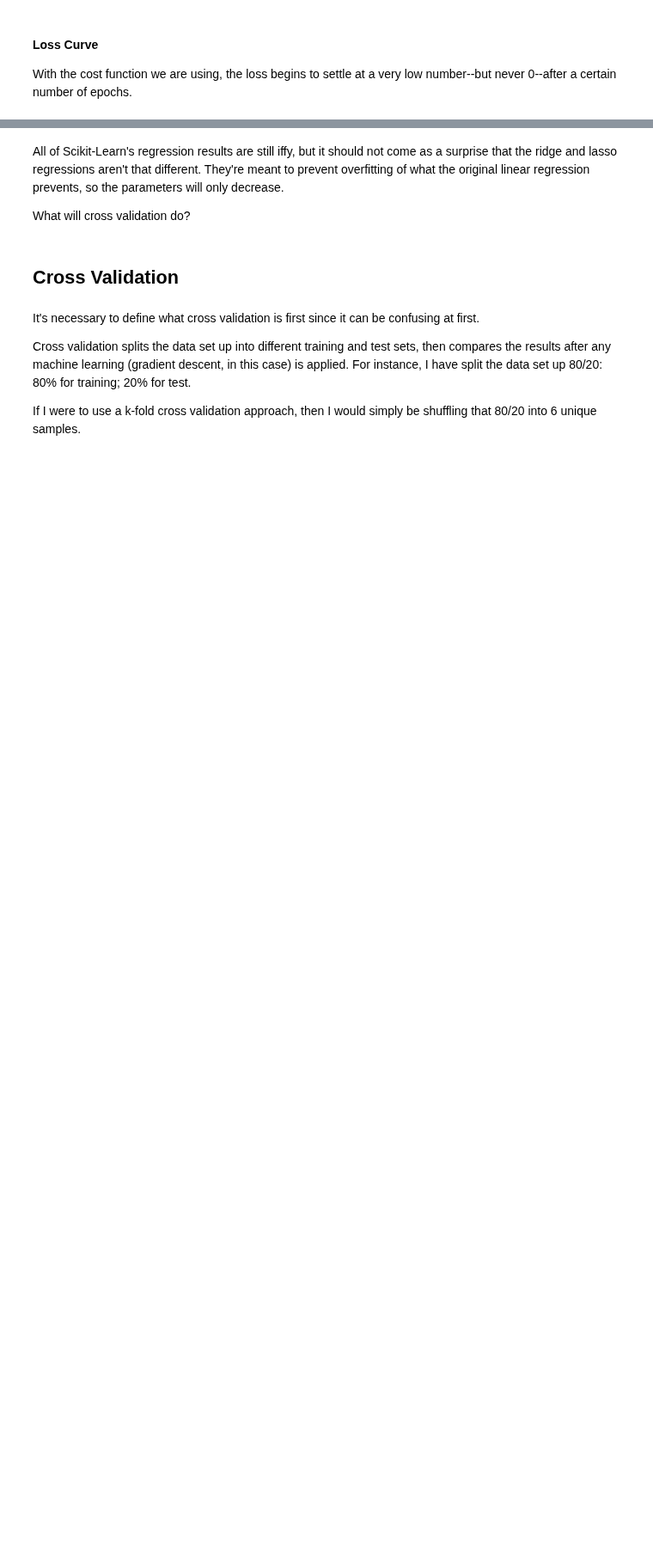
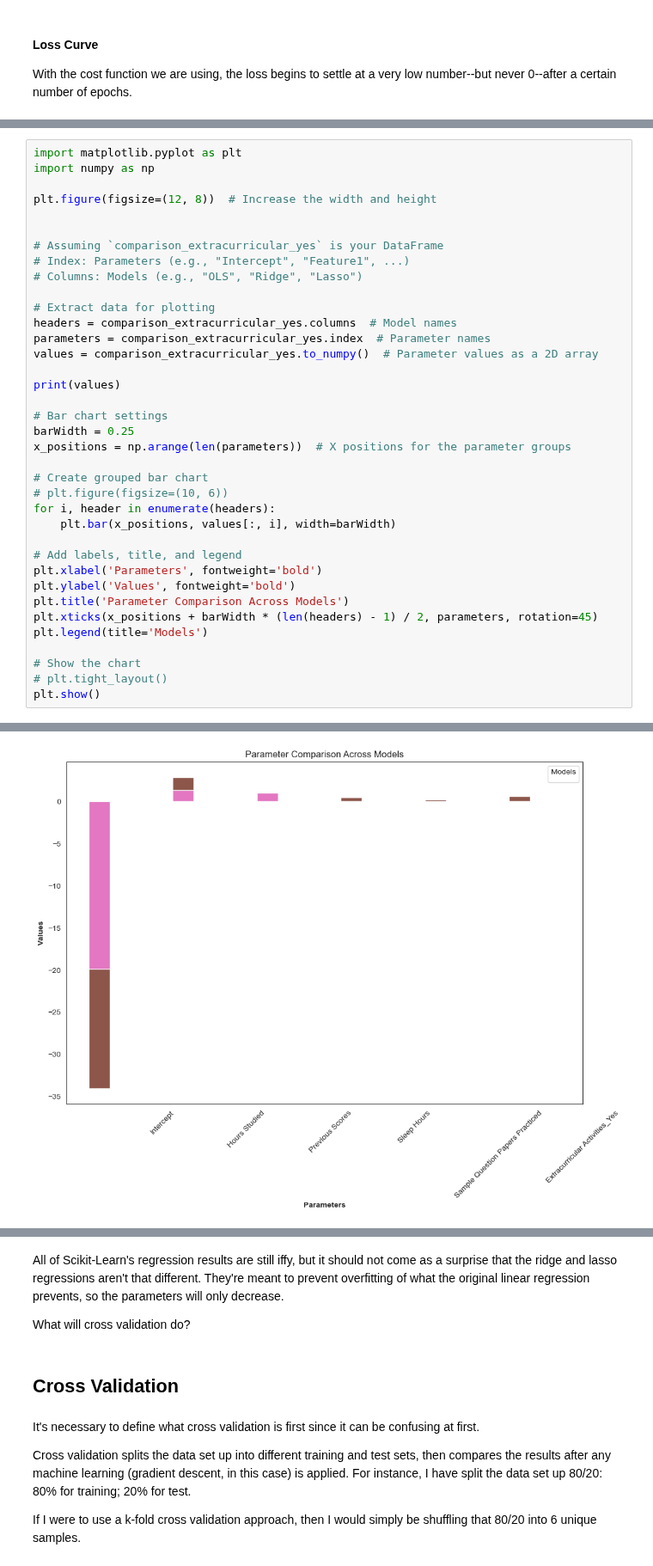
Before and after one commit to add0794/ordinary-least-squares-gradient-descent, a Jupyter notebook: jupyter.ipynb, the cells around one changed output, grey strips where cells are left out. Shown at 86% size. Cells and saved outputs as stored; diff of their text form; blank space fills up the shorter version.

```diff
--- a/jupyter.ipynb
+++ b/jupyter.ipynb
@@ -1006,0 +1001,38 @@ comparison['Lasso Regression'] = beta_sklearn_lasso_parameters
+# %%
+import matplotlib.pyplot as plt
+import numpy as np
+
+plt.figure(figsize=(12, 8))  # Increase the width and height
+
+
+# Assuming `comparison_extracurricular_yes` is your DataFrame
+# Index: Parameters (e.g., "Intercept", "Feature1", ...)
+# Columns: Models (e.g., "OLS", "Ridge", "Lasso")
+
+# Extract data for plotting
+headers = comparison_extracurricular_yes.columns  # Model names
+parameters = comparison_extracurricular_yes.index  # Parameter names
+values = comparison_extracurricular_yes.to_numpy()  # Parameter values as a 2D array
+
+print(values)
+
+# Bar chart settings
+barWidth = 0.25
+x_positions = np.arange(len(parameters))  # X positions for the parameter groups
+
+# Create grouped bar chart
+# plt.figure(figsize=(10, 6))
+for i, header in enumerate(headers):
+    plt.bar(x_positions, values[:, i], width=barWidth)
+
+# Add labels, title, and legend
+plt.xlabel('Parameters', fontweight='bold')
+plt.ylabel('Values', fontweight='bold')
+plt.title('Parameter Comparison Across Models')
+plt.xticks(x_positions + barWidth * (len(headers) - 1) / 2, parameters, rotation=45)
+plt.legend(title='Models')
+
+# Show the chart
+# plt.tight_layout()
+plt.show()
+# %% [output]
@@ -1006,0 +1051 @@ comparison['Lasso Regression'] = beta_sklearn_lasso_parameters
+[figure, added]
```
Also changed, not shown: parts of 33 cells of this notebook, 3 other files.
